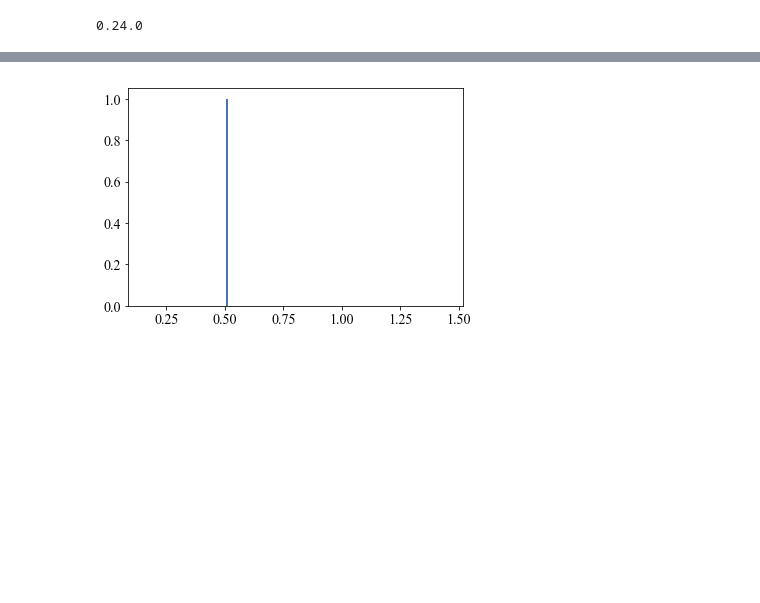
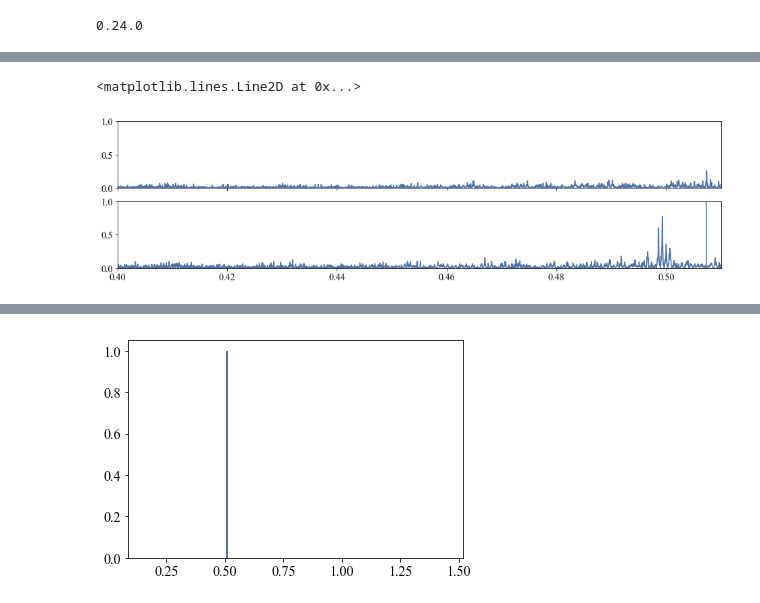
Before and after one commit to thomasmolnar/virac_classifier, a Jupyter notebook: test_notebooks/var_out.ipynb, the cells around one changed output, grey strips where cells are left out. Drawn from its saved outputs; the diff is of its cells as text; code cells hidden in the pictures; blank space fills up the shorter version.

```diff
--- a/test_notebooks/var_out.ipynb
+++ b/test_notebooks/var_out.ipynb
@@ -827 +833,22 @@ np.unique(lc['filterid'])
+# %%
+from astropy.timeseries import LombScargle
+ls=LombScargle(lc['mjdobs'],lc['mag'],dy=lc['emag']).autopower(minimum_frequency=1./1500., maximum_frequency=1./0.05,samples_per_peak=15)
+lsw=LombScargle(lc['mjdobs'],np.ones_like(lc['mag'])+0.*np.random.normal(0.,np.nanmedian(lc['emag']),len(lc)),dy=lc['emag'],fit_mean=False, center_data=False).autopower(
+    minimum_frequency=1./1500., maximum_frequency=1./0.05,samples_per_peak=15)
+# %%
+f,a=plt.subplots(2,1,figsize=[16.,4.],sharex=True)
+plt.sca(a[0])
+plt.plot(1./ls[0],ls[1])
+plt.xlim(0.4,0.51)
+plt.ylim(0.,1.)
+plt.sca(a[1])
+plt.plot(1./lsw[0],lsw[1])
+# plt.xlim(0.,5.)
+plt.ylim(0.,1.)
+plt.axvline(365.)
+plt.axvline(0.5074)
+# plt.axvline(0.33)
+# %% [output]
+<matplotlib.lines.Line2D at 0x...>
+[figure, added]
 # %%
```
Also changed, not shown: parts of 8 cells of this notebook, 2 other files.
